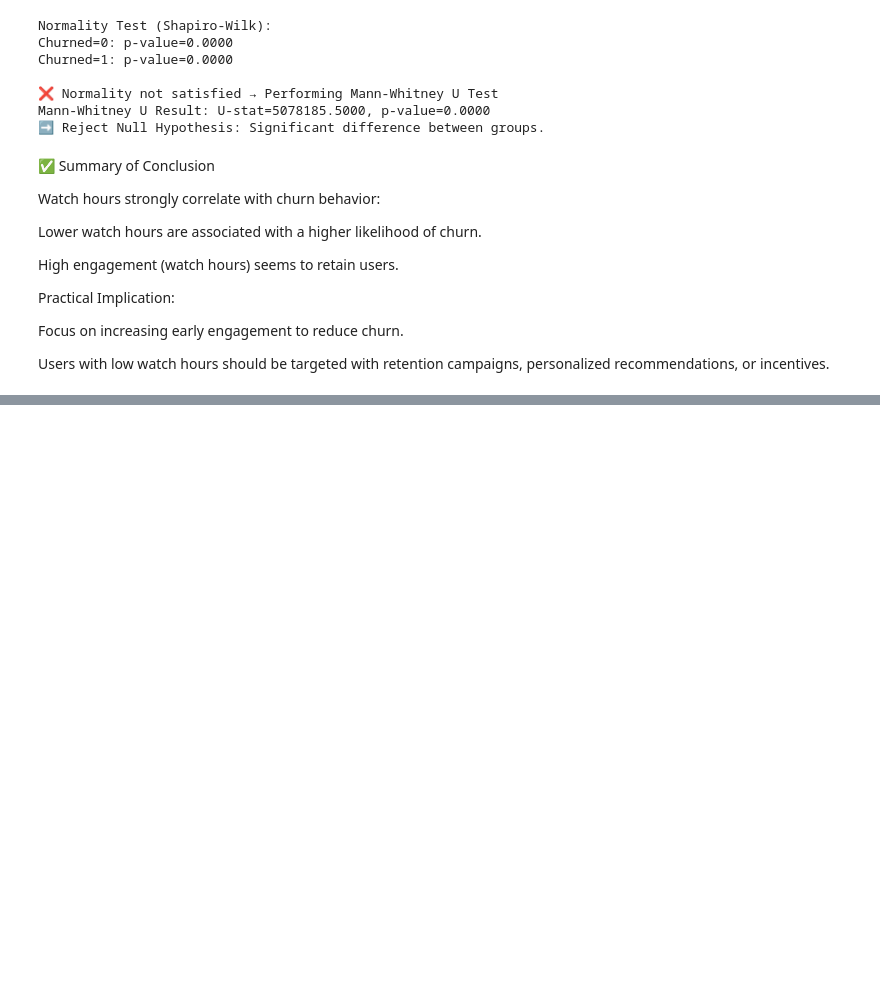
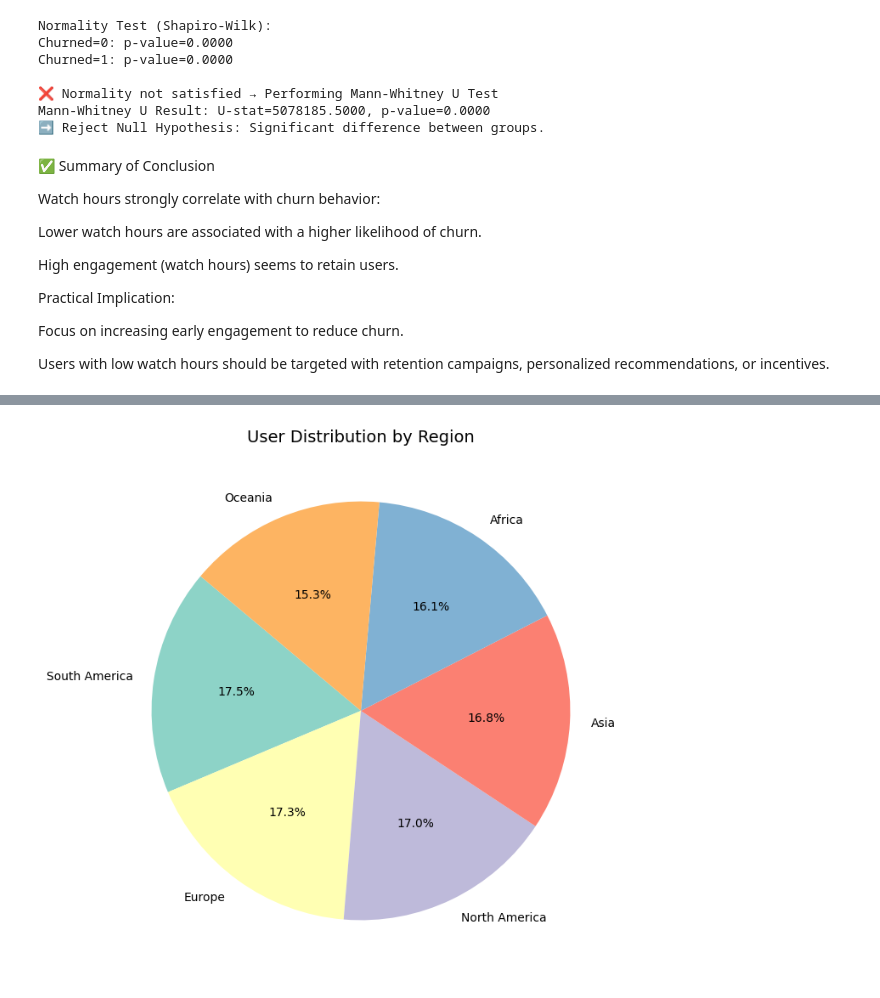
Before and after one commit to ka1817/Netflix-Customer-Churn-Prediction-Using-Machine-Learning, a Jupyter notebook: notebook/eda.ipynb, the cells around one changed output, grey strips where cells are left out. Saved outputs shown, nothing was run; the diff lists cells and outputs as text; code cells hidden in the pictures; blank space fills up the shorter version.

```diff
--- a/notebook/eda.ipynb
+++ b/notebook/eda.ipynb
@@ -823,0 +846,16 @@ Name: count, dtype: int64
+# %%
+import matplotlib.pyplot as plt
+
+region_counts = df['region'].value_counts()
+
+plt.figure(figsize=(8, 8))
+plt.pie(region_counts,
+        labels=region_counts.index,
+        autopct='%1.1f%%',
+        startangle=140,
+        colors=plt.cm.Set3.colors)
+
+plt.title("User Distribution by Region", fontsize=14)
+plt.show()
+# %% [output]
+[figure, added]
```
Also changed, not shown: parts of 54 cells of this notebook, 3 other files.
